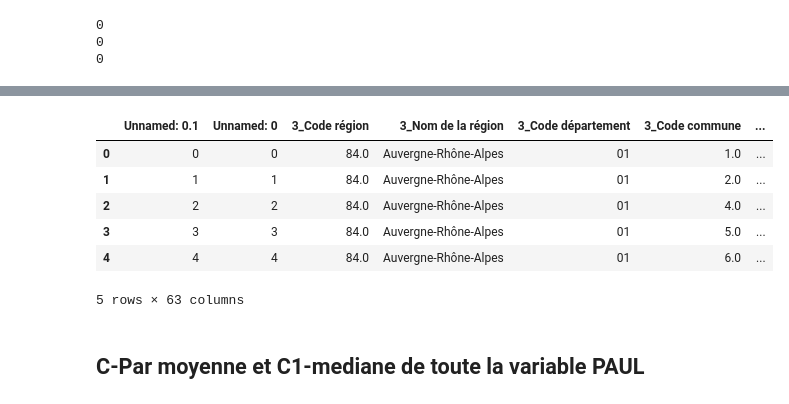
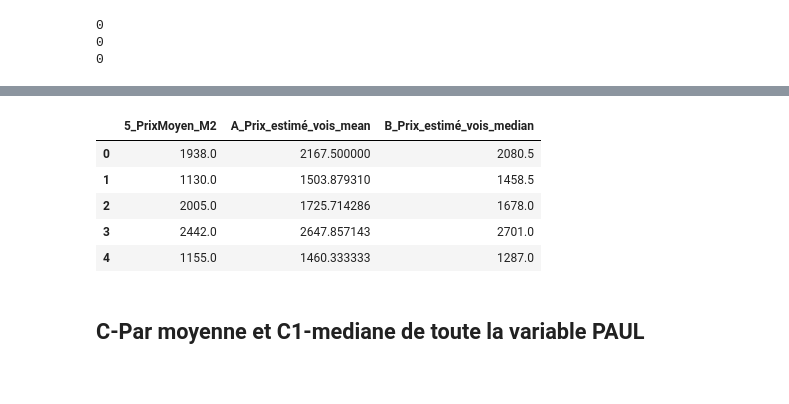
Before and after one commit to FilRougeMobilite/Mobilite, a Jupyter notebook: Analyse_tables_traitees.ipynb, the cells around one changed output, grey strips where cells are left out. Saved outputs shown, nothing was run; the diff lists cells and outputs as text; code cells hidden in the pictures.

```diff
--- a/Analyse_tables_traitees.ipynb
+++ b/Analyse_tables_traitees.ipynb
@@ -239,8 +245,10 @@ df_m2['5_PrixMoyen_M2'] = df_m2['5_PrixMoyen_M2'].astype(float)
 # %%
 # On crée un dictionnaire pour aller plus vite dans la recherche des communes voisines
-voisins_dict = df_no_na.set_index('6_insee')['6_insee_voisins'].to_dict()
+voisins_dict = df.set_index('6_insee')['6_insee_voisins'].to_dict()
 df_m2['A_Prix_consolidé_vois_mean'] = df_m2['5_PrixMoyen_M2']
 df_m2['B_Prix_consolidé_vois_median'] = df_m2['5_PrixMoyen_M2']
+df['A_Prix_consolidé_vois_mean'] = df['5_PrixMoyen_M2']
+df['B_Prix_consolidé_vois_median'] = df['5_PrixMoyen_M2']
 # %%
 def estim_prix(code, vois, prix_mean, prix_median):
     try:
@@ -270,21 +278,21 @@ def estim_prix(code, vois, prix_mean, prix_median):
     return pd.Series({'A_Prix_estimé_vois_mean': mean, 'B_Prix_estimé_vois_median': median})
 # %%
 %%time
-n_iterations = 2
+n_iterations = 25
 i=0
-print('iteration:',i,'nbre de manquants:', sum(pd.isna(df_m2['A_Prix_estimé_vois_mean'])))
+print('iteration:',i,'nbre de manquants:', sum(pd.isna(df['A_Prix_consolidé_vois_mean'])))
 while i<n_iterations:
-    Prix_consolidé_dict_mean = df_m2.set_index('3_Code INSEE (commune ou arrondissement)')['A_Prix_consolidé_vois_mean'].to_dict()
-    Prix_consolidé_dict_median = df_m2.set_index('3_Code INSEE (commune ou arrondissement)')['B_Prix_consolidé_vois_median'].to_dict()
-    df_m2[['A_Prix_estimé_vois_mean', 'B_Prix_estimé_vois_median']] = df_m2.apply(lambda x: estim_prix(x['3_Code INSEE (commune ou arrondissement)'],
+    Prix_consolidé_dict_mean = df.set_index('3_Code INSEE (commune ou arrondissement)')['A_Prix_consolidé_vois_mean'].to_dict()
+    Prix_consolidé_dict_median = df.set_index('3_Code INSEE (commune ou arrondissement)')['B_Prix_consolidé_vois_median'].to_dict()
+    df[['A_Prix_estimé_vois_mean', 'B_Prix_estimé_vois_median']] = df.apply(lambda x: estim_prix(x['3_Code INSEE (commune ou arrondissement)'],
                                                                                       voisins_dict, Prix_consolidé_dict_mean,
-                                                                                       Prix_consolidé_dict_median ),axis=1)
-    # print(df_m2[0:5])
-    df_m2['A_Prix_consolidé_vois_mean'] = df_m2['A_Prix_estimé_vois_mean']
-    df_m2['B_Prix_consolidé_vois_median'] = df_m2['B_Prix_estimé_vois_median']
-    df_m2.loc[pd.notna(df_m2['5_PrixMoyen_M2']),'A_Prix_consolidé_vois_mean'] = df_m2.loc[pd.notna(df_m2['5_PrixMoyen_M2']), '5_PrixMoyen_M2']
-    df_m2.loc[pd.notna(df_m2['5_PrixMoyen_M2']),'B_Prix_consolidé_vois_median'] = df_m2.loc[pd.notna(df_m2['5_PrixMoyen_M2']), '5_PrixMoyen_M2']
-    nb_manquants = sum(pd.isna(df_m2['A_Prix_estimé_vois_mean']))
+                                                                                      Prix_consolidé_dict_median ),axis=1)
+
+    df['A_Prix_consolidé_vois_mean'] = df['A_Prix_estimé_vois_mean']
+    df['B_Prix_consolidé_vois_median'] = df['B_Prix_estimé_vois_median']
+    df.loc[pd.notna(df['5_PrixMoyen_M2']),'A_Prix_consolidé_vois_mean'] = df.loc[pd.notna(df['5_PrixMoyen_M2']), '5_PrixMoyen_M2']
+    df.loc[pd.notna(df['5_PrixMoyen_M2']),'B_Prix_consolidé_vois_median'] = df.loc[pd.notna(df['5_PrixMoyen_M2']), '5_PrixMoyen_M2']
+    nb_manquants = sum(pd.isna(df['A_Prix_consolidé_vois_mean']))
     i+=1
     print('iteration:',i,'nbre de manquants:',nb_manquants)
 # %% [output]
@@ -301,6 +317,9 @@ sum(pd.isna(df_m2['A_Prix_estimé_vois_mean']))
 df_m2.shape
 # %% [output]
 (21315, 63)
+# %%
+df_vois_no_na = df[(df['5_PrixMoyen_M2'].isna()==False) & (df['6_nom'].isna()==False) & (df['4_Commune'].isna()==False)]
+df_vois_no_na = df_vois_no_na.reset_index(drop=True)
 # %% [markdown]
 2 cas pour ceux qui n'ont pas de prix consolidé
 - soit ils n'ont pas de voisins identifiés
@@ -326,16 +345,15 @@ df_m2[df_m2['A_Prix_estimé_vois_mean'].isna() & df_m2['A_Prix_consolidé_vois_m
 # %%
-df_m2['A_Prix_estimé_vois_mean'] = df_m2['A_Prix_estimé_vois_mean'][df_m2['5_PrixMoyen_M2'].isna() == False]
-df_m2['B_Prix_estimé_vois_median'] = df_m2['B_Prix_estimé_vois_median'][df_m2['5_PrixMoyen_M2'].isna() == False]
+df_no_na['A_Prix_estimé_vois_mean'] = df_vois_no_na['A_Prix_estimé_vois_mean']
+df_no_na['B_Prix_estimé_vois_median'] = df_vois_no_na['B_Prix_estimé_vois_median']
 # %%
-df_m2.head()
+df_no_na[['5_PrixMoyen_M2', 'A_Prix_estimé_vois_mean', 'B_Prix_estimé_vois_median']].head()
 # %% [output]
-|  | Unnamed: 0.1 | Unnamed: 0 | 3_Code région | 3_Nom de la région | 3_Code département | 3_Code commune | ... |
-| 0 | 0 | 0 | 84.0 | Auvergne-Rhône-Alpes | 01 | 1.0 | ... |
-| 1 | 1 | 1 | 84.0 | Auvergne-Rhône-Alpes | 01 | 2.0 | ... |
-| 2 | 2 | 2 | 84.0 | Auvergne-Rhône-Alpes | 01 | 4.0 | ... |
-| 3 | 3 | 3 | 84.0 | Auvergne-Rhône-Alpes | 01 | 5.0 | ... |
-| 4 | 4 | 4 | 84.0 | Auvergne-Rhône-Alpes | 01 | 6.0 | ... |
+|  | 5_PrixMoyen_M2 | A_Prix_estimé_vois_mean | B_Prix_estimé_vois_median |
+| 0 | 1938.0 | 2167.500000 | 2080.5 |
+| 1 | 1130.0 | 1503.879310 | 1458.5 |
+| 2 | 2005.0 | 1725.714286 | 1678.0 |
+| 3 | 2442.0 | 2647.857143 | 2701.0 |
+| 4 | 1155.0 | 1460.333333 | 1287.0 |
-5 rows × 63 columns
 # %% [markdown]
 ## C-Par moyenne et C1-mediane de toute la variable PAUL
 # %%
```
Also changed, not shown: parts of 23 cells of this notebook.
